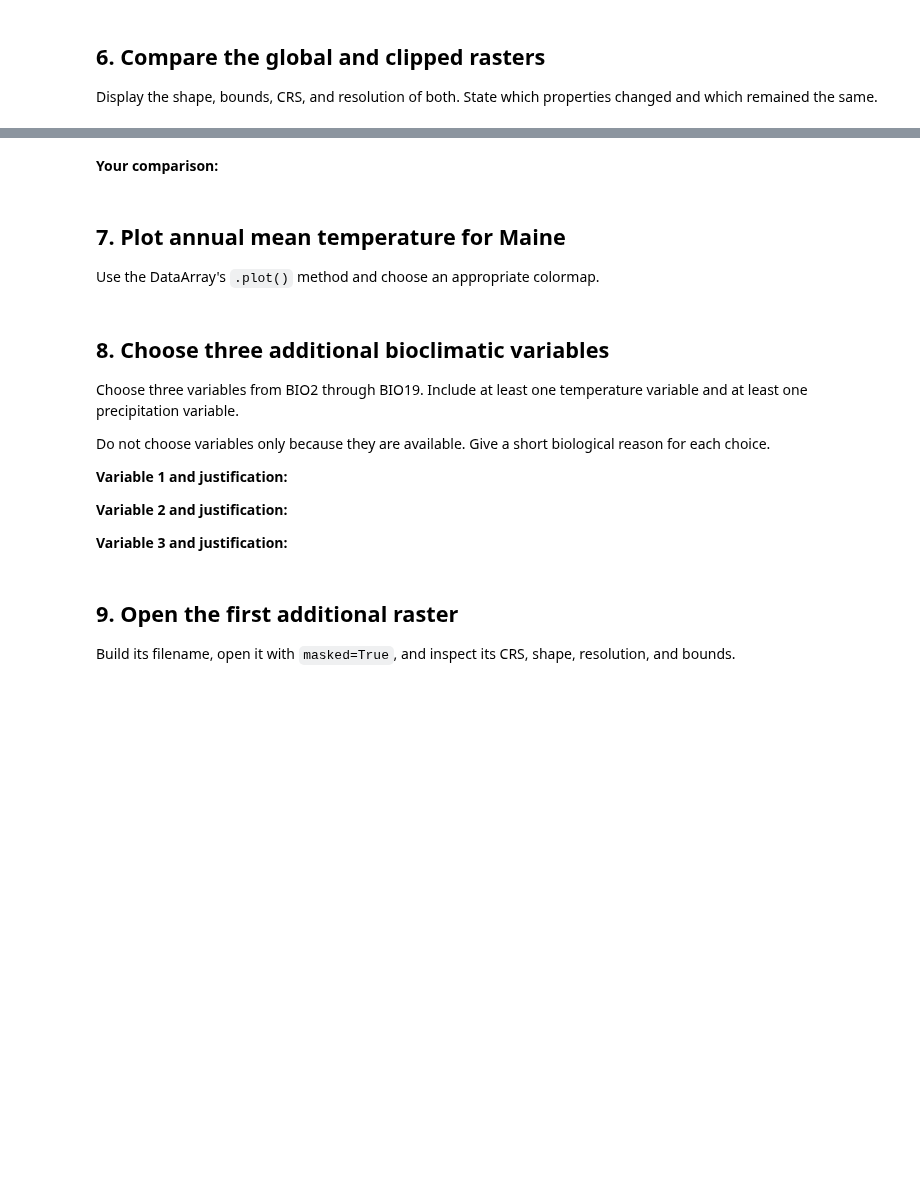
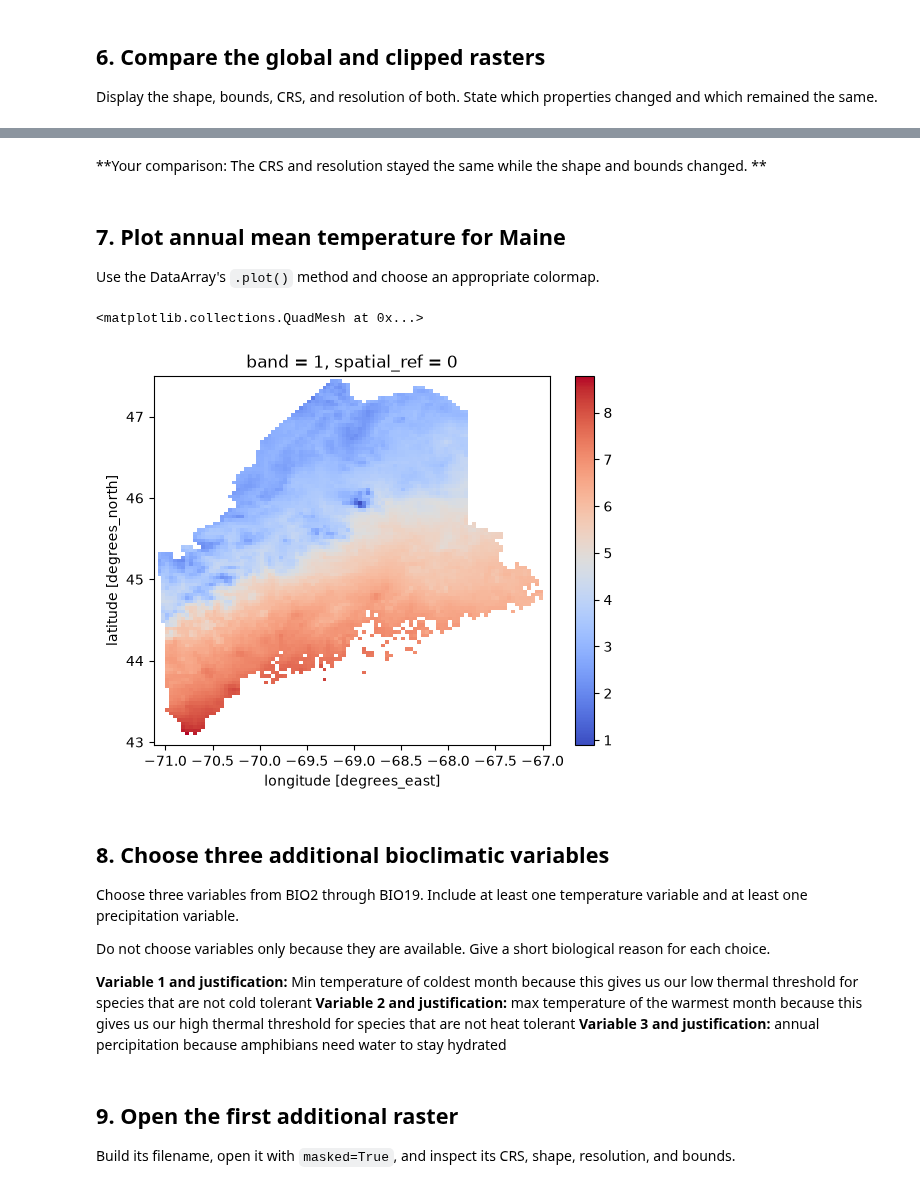
Before and after one commit to drewgutt/BIO597-SpatialBiodiversity, a Jupyter notebook: docs/assignments/Assignment-05-RasterData.ipynb, the cells around one changed output, grey strips where cells are left out. Drawn from its saved outputs; the diff is of its cells as text; code cells hidden in the pictures; blank space fills up the shorter version.

```diff
--- a/docs/assignments/Assignment-05-RasterData.ipynb
+++ b/docs/assignments/Assignment-05-RasterData.ipynb
@@ -42,7 +47,13 @@ Also import `Path` from the `pathlib` module as we did previously
 Read `Maine_State_Boundary.shp`. Inspect its CRS and shape, then use `dissolve()` to combine the polygons.
 # %%
 boundary_path = "../labs/ME_ShapeFiles/Maine_State_Boundary.shp"
+# Read the boundary.
 
-# Read the boundary.
+maine_boundary = gpd.read_file(boundary_path)
 # Print its CRS and shape.
+print(maine_boundary.shape)
+print(maine_boundary.crs)
 # Dissolve it to one row.
+maine_boundary = maine_boundary.dissolve()
+
+#maine_boundary.explore()
@@ -51,12 +65,12 @@ boundary_path = "../labs/ME_ShapeFiles/Maine_State_Boundary.shp"
 
 Open `wc2.1_2.5m_bio_1.tif` with `masked=True`. Store the result as `bio1`.
 # %%
-bioclim_path = Path("/home/jovyan/shared-readwrite/bioclim")
+bioclim_path = Path("/home/jovyan/shared/bioclim")
 bio1_path = bioclim_path / "wc2.1_2.5m_bio_1.tif"
 
 bio1 = rxr.open_rasterio(
-    __________,
-    masked=__________,
+    bio1_path,
+    masked=True,
 )
 
 bio1
@@ -81,13 +126,13 @@ Add a brief comment beside each output explaining what it describes.
 Use `rio.clip()` with the dissolved boundary. Set `drop=True` and `from_disk=True`, then remove the one-band dimension with `squeeze()`.
 # %%
 bio1_maine = bio1.rio.clip(
-    __________.geometry,
-    __________.crs,
-    drop=__________,
-    from_disk=__________,
+    maine_boundary.geometry,
+    maine_boundary.crs,
+    drop=True,
+    from_disk=True,
 )
 
-bio1_maine = bio1_maine.__________()
+bio1_maine = bio1_maine.squeeze()
 # %% [markdown]
 ## 6. Compare the global and clipped rasters
 
@@ -97,11 +162,16 @@ Display the shape, bounds, CRS, and resolution of both. State which properties c
 # %% [markdown]
-**Your comparison:**
+**Your comparison: The CRS and resolution stayed the same while the shape and bounds changed. **
 # %% [markdown]
 ## 7. Plot annual mean temperature for Maine
 
 Use the DataArray's `.plot()` method and choose an appropriate colormap.
 # %%
 # Plot bio1_maine here.
+
+bio1_maine.plot(cmap = "coolwarm")
+# %% [output]
+<matplotlib.collections.QuadMesh at 0x...>
+[figure, added]
 # %% [markdown]
 ## 8. Choose three additional bioclimatic variables
 
@@ -110,10 +180,11 @@ Choose three variables from BIO2 through BIO19. Include at least one temperature
 Do not choose variables only because they are available. Give a short biological reason for each choice.
 
 **Variable 1 and justification:**
-
+Min temperature of coldest month because this gives us our low thermal threshold for species that are not cold tolerant
 **Variable 2 and justification:**
-
+max temperature of the warmest month because this gives us our high thermal threshold for species that are not heat tolerant
 **Variable 3 and justification:**
+annual percipitation because amphibians need water to stay hydrated
 # %% [markdown]
 ## 9. Open the first additional raster
 
```
Also changed, not shown: parts of 31 cells of this notebook.
